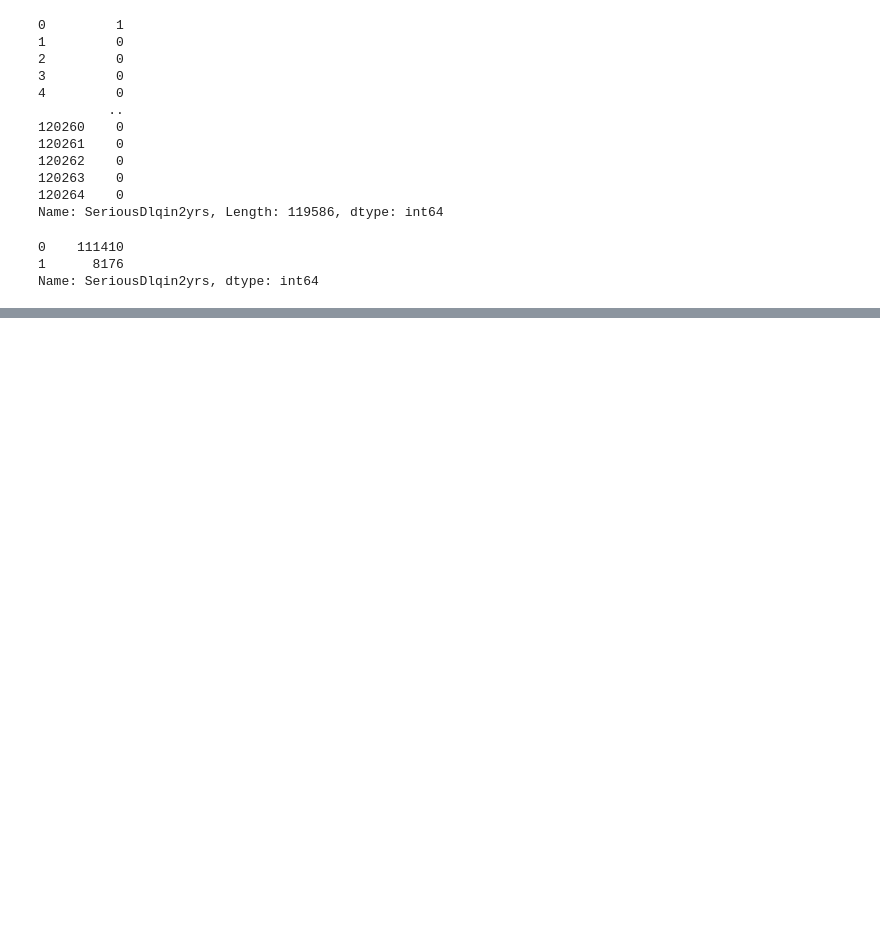
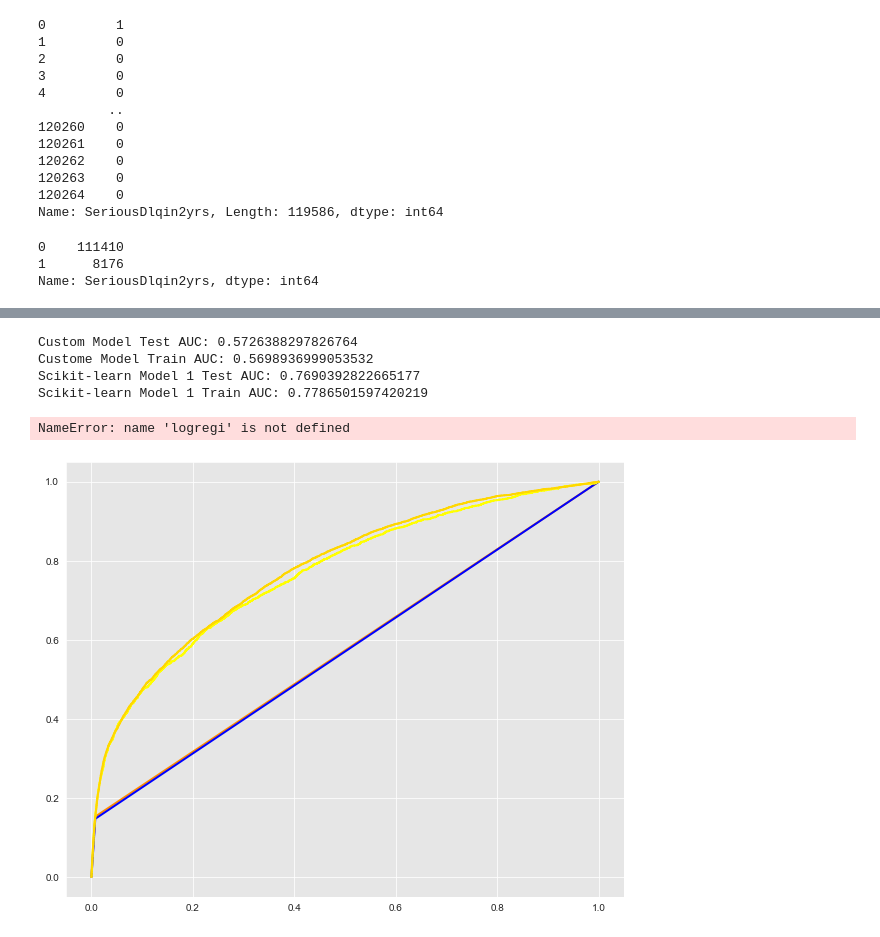
Before and after one commit to WickedoneC/Credit_Project, a Jupyter notebook: Modeling.ipynb, the cells around one changed output, grey strips where cells are left out. Saved outputs shown, nothing was run; the diff lists cells and outputs as text; code cells hidden in the pictures; blank space fills up the shorter version.

```diff
--- a/Modeling.ipynb
+++ b/Modeling.ipynb
@@ -327,0 +575,74 @@ logreg.fit(X_train, y_train)
+# %%
+##this cell
+
+logregi = LogisticRegression(fit_intercept=True, C=1e16, solver='liblinear')
+logregi.fit(X_train, y_train)
+# %%
+# Initial model plots
+test_fpr, test_tpr, test_thresholds = roc_curve(y_test, y_hat_test)
+train_fpr, train_tpr, train_thresholds = roc_curve(y_train, y_hat_train)
+
+
+print('Custom Model Test AUC: {}'.format(auc(test_fpr, test_tpr)))
+print('Custome Model Train AUC: {}'.format(auc(train_fpr, train_tpr)))
+
+plt.figure(figsize=(10,8))
+lw = 2
+
+plt.plot(test_fpr, test_tpr, color='darkorange',
+         lw=lw, label='Custom Model Test ROC curve')
+plt.plot(train_fpr, train_tpr, color='blue',
+         lw=lw, label='Custom Model Train ROC curve')
+
+
+# Second model plots
+y_test_score = logreg.decision_function(X_test)
+y_train_score = logreg.decision_function(X_train)
+
+test_fpr, test_tpr, test_thresholds = roc_curve(y_test, y_test_score)
+train_fpr, train_tpr, train_thresholds = roc_curve(y_train, y_train_score)
+
+print('Scikit-learn Model 1 Test AUC: {}'.format(auc(test_fpr, test_tpr)))
+print('Scikit-learn Model 1 Train AUC: {}'.format(auc(train_fpr, train_tpr)))
+
+
+plt.plot(test_fpr, test_tpr, color='yellow',
+         lw=lw, label='Scikit learn Model 1 Test ROC curve')
+plt.plot(train_fpr, train_tpr, color='gold',
+         lw=lw, label='Scikit learn Model 1 Train ROC curve')
+
+
+# Third model plots
+y_test_score = logregi.decision_function(X_test)
+y_train_score = logregi.decision_function(X_train)
+
+test_fpr, test_tpr, test_thresholds = roc_curve(y_test, y_test_score)
+train_fpr, train_tpr, train_thresholds = roc_curve(y_train, y_train_score)
+
+print('Scikit-learn Model 2 with intercept Test AUC: {}'.format(auc(test_fpr, test_tpr)))
+print('Scikit-learn Model 2 with intercept Train AUC: {}'.format(auc(train_fpr, train_tpr)))
+
+
+plt.plot(test_fpr, test_tpr, color='purple',
+         lw=lw, label='Scikit learn Model 2 with intercept Test ROC curve')
+plt.plot(train_fpr, train_tpr, color='red',
+         lw=lw, label='Scikit learn Model 2 with intercept Train ROC curve')
+
+# Formatting
+plt.plot([0, 1], [0, 1], color='navy', lw=lw, linestyle='--')
+plt.xlim([0.0, 1.0])
+plt.ylim([0.0, 1.05])
+plt.yticks([i/20.0 for i in range(21)])
+plt.xticks([i/20.0 for i in range(21)])
+plt.xlabel('False Positive Rate')
+plt.ylabel('True Positive Rate')
+plt.title('Receiver operating characteristic (ROC) Curve')
+plt.legend(loc="lower right")
+plt.show()
+# %% [output]
+Custom Model Test AUC: 0.5726388297826764
+Custome Model Train AUC: 0.5698936999053532
+Scikit-learn Model 1 Test AUC: 0.7690392822665177
+Scikit-learn Model 1 Train AUC: 0.7786501597420219
+NameError: name 'logregi' is not defined
+[figure, added]
```
Also changed, not shown: parts of 24 cells of this notebook.
